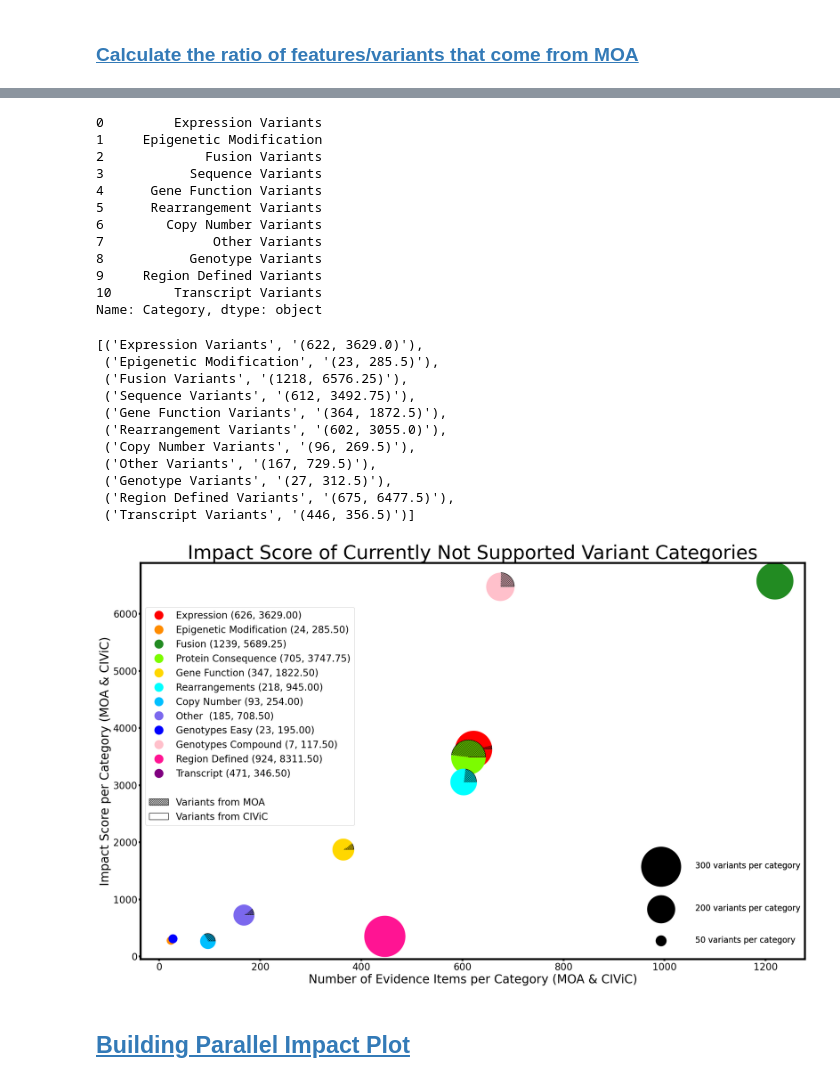
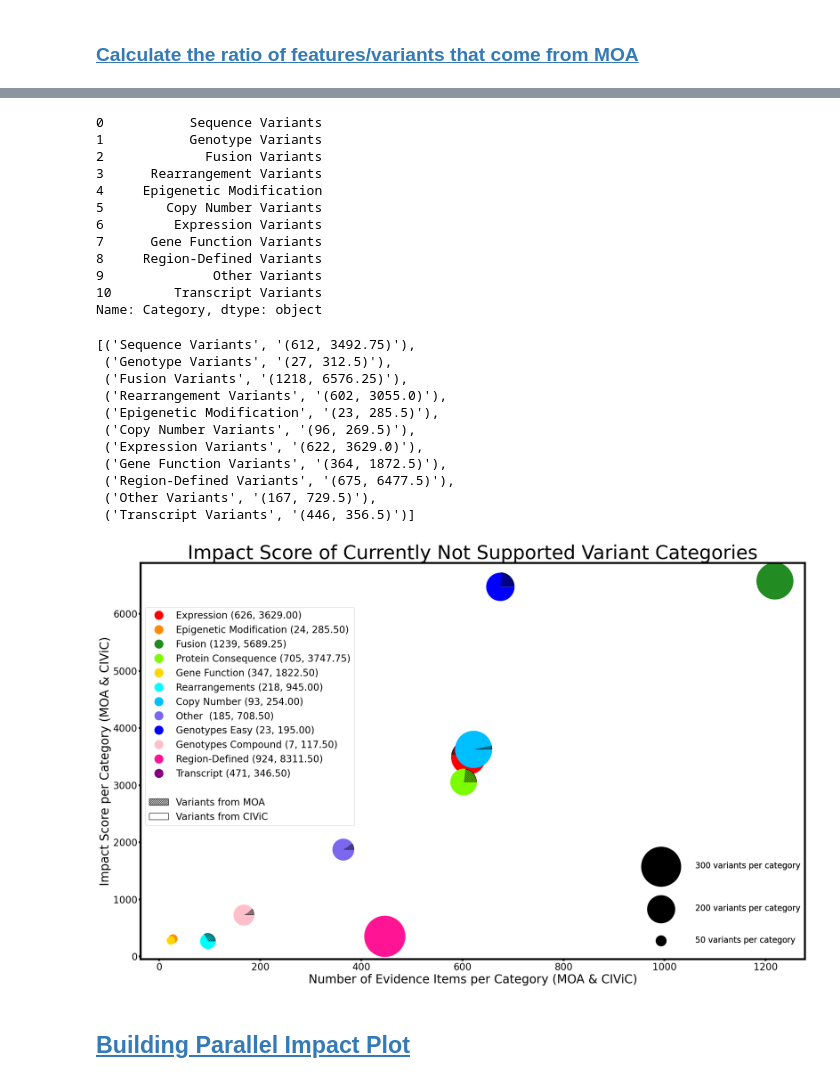
Before and after one commit to GenomicMedLab/variation-normalizer-manuscript, a Jupyter notebook: analysis/merged_moa_civic/merged_moa_civic_evidence_analysis.ipynb, the cells around one changed output, grey strips where cells are left out. Drawn from its saved outputs; the diff is of its cells as text; code cells hidden in the pictures.

```diff
--- a/analysis/merged_moa_civic/merged_moa_civic_evidence_analysis.ipynb
+++ b/analysis/merged_moa_civic/merged_moa_civic_evidence_analysis.ipynb
@@ -1192,11 +1193,12 @@ merged_not_supported_impact_df
 # %% [markdown]
 ### <a id='toc1_5_2_'></a>[Calculate the ratio of features/variants that come from MOA](#toc0_)
 # %%
-merged_not_supported_impact_df[
-    "Ratio of MOA Features to MOA+CIVIC per Category"
-] = merged_not_supported_impact_df["Total Number Features"] / (
+merged_not_supported_impact_df["Ratio of MOA Features to MOA+CIVIC per Category"] = (
     merged_not_supported_impact_df["Total Number Features"]
-    + merged_not_supported_impact_df["Total Number Variants"]
+    / (
+        merged_not_supported_impact_df["Total Number Features"]
+        + merged_not_supported_impact_df["Total Number Variants"]
+    )
 )
 # %%
 merged_not_supported_impact_df.to_csv(
@@ -1250,16 +1252,16 @@ trimmed_merged_not_supported_impact_df.to_csv(
 variant_category_list = merged_not_supported_impact_df["Category"]
 variant_category_list
 # %% [output]
-0         Expression Variants
-1     Epigenetic Modification
+0           Sequence Variants
+1           Genotype Variants
 2             Fusion Variants
-3           Sequence Variants
-4      Gene Function Variants
-5      Rearrangement Variants
-6        Copy Number Variants
-7              Other Variants
-8           Genotype Variants
-9     Region Defined Variants
+3      Rearrangement Variants
+4     Epigenetic Modification
+5        Copy Number Variants
+6         Expression Variants
+7      Gene Function Variants
+8     Region-Defined Variants
+9              Other Variants
 10        Transcript Variants
 Name: Category, dtype: object
 # %%
@@ -1286,16 +1288,16 @@ for i, row in merged_not_supported_impact_df.iterrows():
 cat_to_coords_list = list(cat_to_coords.items())
 cat_to_coords_list
 # %% [output]
-[('Expression Variants', '(622, 3629.0)'),
+[('Sequence Variants', '(612, 3492.75)'),
+ ('Genotype Variants', '(27, 312.5)'),
+ ('Fusion Variants', '(1218, 6576.25)'),
+ ('Rearrangement Variants', '(602, 3055.0)'),
  ('Epigenetic Modification', '(23, 285.5)'),
- ('Fusion Variants', '(1218, 6576.25)'),
- ('Sequence Variants', '(612, 3492.75)'),
+ ('Copy Number Variants', '(96, 269.5)'),
+ ('Expression Variants', '(622, 3629.0)'),
  ('Gene Function Variants', '(364, 1872.5)'),
- ('Rearrangement Variants', '(602, 3055.0)'),
- ('Copy Number Variants', '(96, 269.5)'),
+ ('Region-Defined Variants', '(675, 6477.5)'),
  ('Other Variants', '(167, 729.5)'),
- ('Genotype Variants', '(27, 312.5)'),
- ('Region Defined Variants', '(675, 6477.5)'),
  ('Transcript Variants', '(446, 356.5)')]
 # %%
 fig5, ax = plt.subplots(figsize=(25, 15))
@@ -1446,7 +1448,7 @@ legend_elements = [
         [0],
         marker="o",
         color="w",
-        label="Region Defined (924, 8311.50)",
+        label="Region-Defined (924, 8311.50)",
         markerfacecolor="deeppink",
         markersize=20,
     ),
@@ -1517,34 +1519,34 @@ legend_2_elements = [
 
 # Create the figure
 first_legend = ax.legend(
     handles=legend_elements,
     loc="lower left",
     bbox_to_anchor=(0.0, 0.325, 3, 0.550),
     fontsize=20,
 )
 # first_legend._legend_box.align = "left"
 ax.add_artist(first_legend)
 ax.set_xlabel("Number of Evidence Items per Category (MOA & CIViC)", fontsize=25)
 ax.set_ylabel("Impact Score per Category (MOA & CIViC)", fontsize=25)
 for axis in ["top", "bottom", "left", "right"]:
     ax.spines[axis].set_linewidth(4)
 ax.tick_params(width=4)
 second_legend = ax.legend(handles=legend_2_elements, loc="lower right", frameon=False)
 ax.add_artist(second_legend)
 plt.title("Impact Score of Currently Not Supported Variant Categories", fontsize=40)
 plt.xticks(fontsize=20)
 plt.yticks(fontsize=20)
 plt.setp(plt.gca().get_legend().get_texts(), fontsize="17")
 
 plt.savefig(
     "../merged_moa_civic/evidence_analysis_output/impact_scatterpie_plot.jpeg",
     dpi=1000,
 )
 
 
 plt.show()
 # %% [output]
-[figure, old version]
+[figure, new version]
 # %% [markdown]
 ## <a id='toc1_6_'></a>[Building Parallel Impact Plot](#toc0_)
 # %%
```
Also changed, not shown: parts of 22 cells of this notebook, 23 other files.
